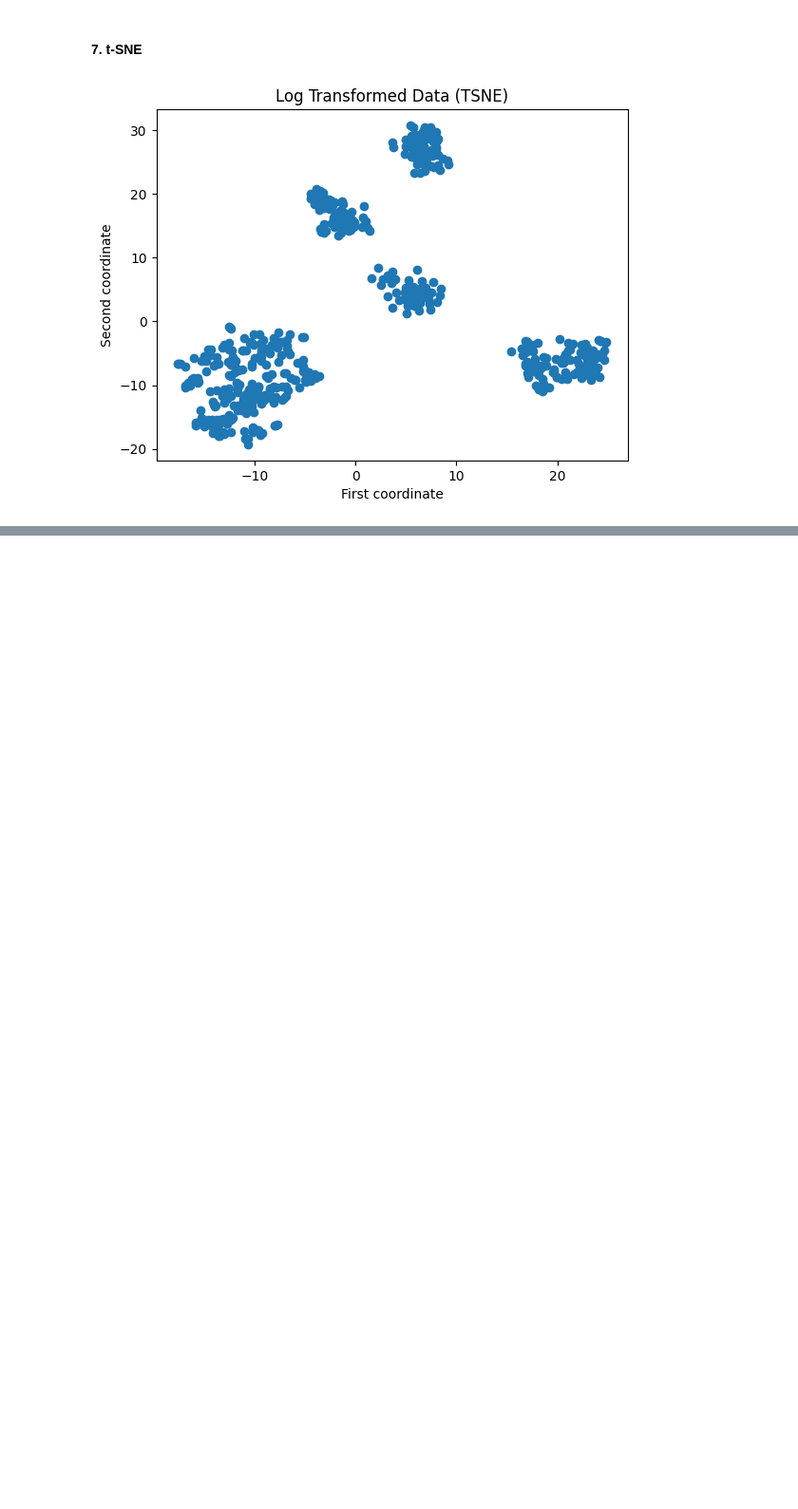
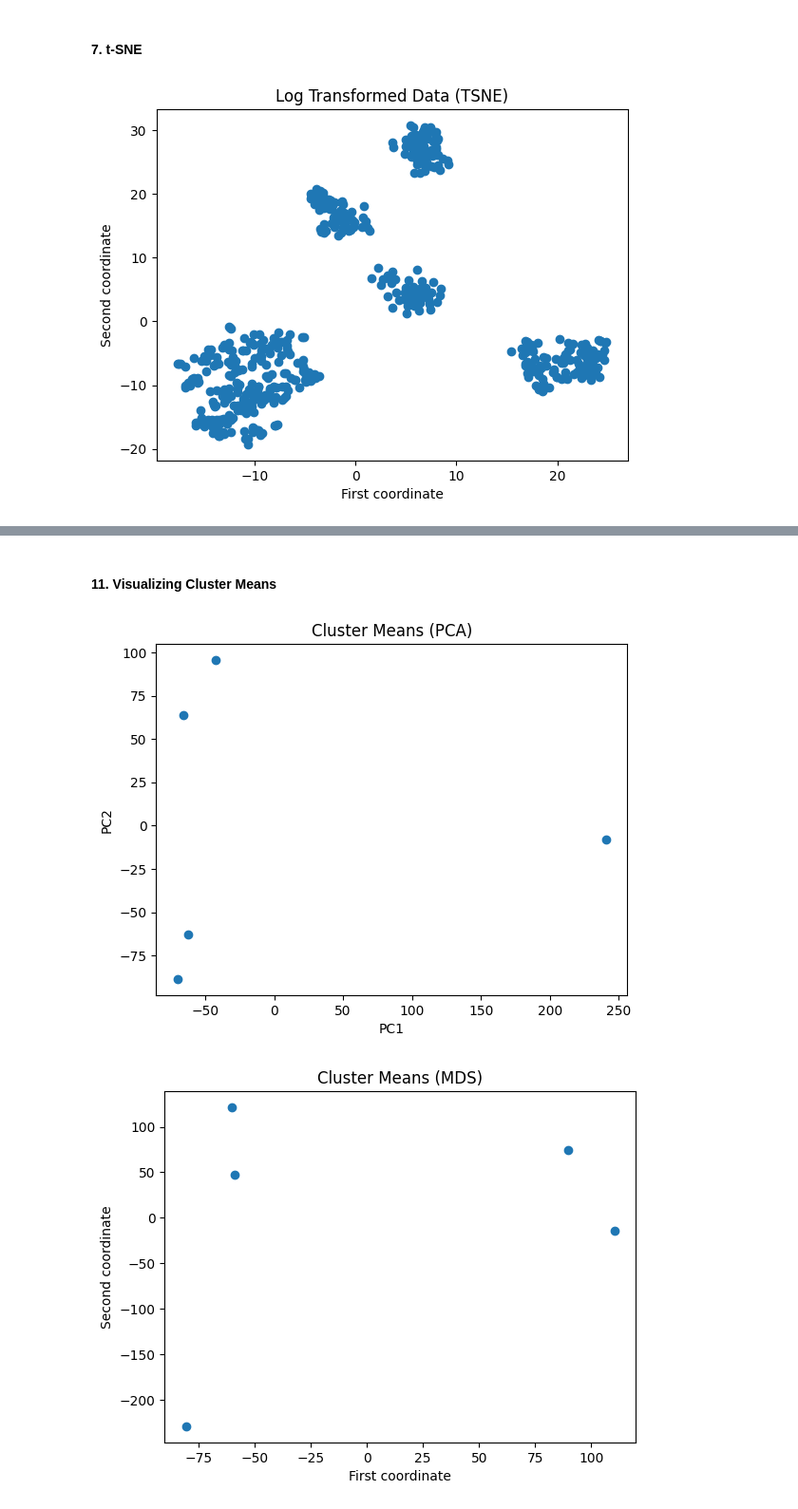
Before and after one commit to eddysanoli-galileo/Data-Analysis-Statistical-Modeling-and-Computation-in-Applications, a Jupyter notebook: Module 2 - Genomics and High Dimensional Data/Project/Problem1.ipynb, the cells around one changed output, grey strips where cells are left out. Shown: that part at 95% size. Drawn from its saved outputs; the diff is of its cells as text; code cells hidden in the pictures; blank space fills up the shorter version.

```diff
--- a/Module 2 - Genomics and High Dimensional Data/Project/Problem1.ipynb
+++ b/Module 2 - Genomics and High Dimensional Data/Project/Problem1.ipynb
@@ -208,0 +302,59 @@ plt.show()
+# %% [markdown]
+#### 11. Visualizing Cluster Means
+# %%
+# Compute the mean value of the data points in each cluster
+# obtained from KMeans
+cluster_means = [
+    np.mean(dataset_log[data_kmeans_fit.labels_ == i, :], axis=0) for i in range(5)
+]
+
+# Convert list of arrays into a 2D array
+cluster_means_array = np.array(cluster_means)
+
+# ===================== PCA ==================== #
+
+# Use PCA to project the cluster means onto the top 2 PCs
+cluster_means_pca = PCA(n_components=2).fit(cluster_means_array).transform(cluster_means_array)
+
+# Plot the cluster means reduced using PCA
+plt.scatter(
+    cluster_means_pca[:, 0],
+    cluster_means_pca[:, 1],
+)
+plt.xlabel("PC1")
+plt.ylabel("PC2")
+plt.title("Cluster Means (PCA)")
+plt.show()
+
+# ===================== MDS ==================== #
+
+# Use MDS to project the cluster means onto 2D
+cluster_means_mds = MDS(n_components=2).fit(cluster_means_array).embedding_
+
+# Plot the cluster means reduced using MDS
+plt.scatter(
+    cluster_means_mds[:, 0],
+    cluster_means_mds[:, 1],
+)
+plt.xlabel("First coordinate")
+plt.ylabel("Second coordinate")
+plt.title("Cluster Means (MDS)")
+plt.show()
+
+# ===================== TSNE ==================== #
+
+# Use TSNE to project the cluster means onto 2D
+cluster_means_tsne = TSNE(n_components=2, perplexity=4).fit(cluster_means_array).embedding_
+
+# Plot the cluster means reduced using TSNE
+plt.scatter(
+    cluster_means_tsne[:, 0],
+    cluster_means_tsne[:, 1],
+)
+plt.xlabel("First coordinate")
+plt.ylabel("Second coordinate")
+plt.title("Cluster Means (TSNE)")
+plt.show()
+# %% [output]
+[figure, added]
+[figure, added]
```
Also changed, not shown: parts of 10 cells of this notebook.
